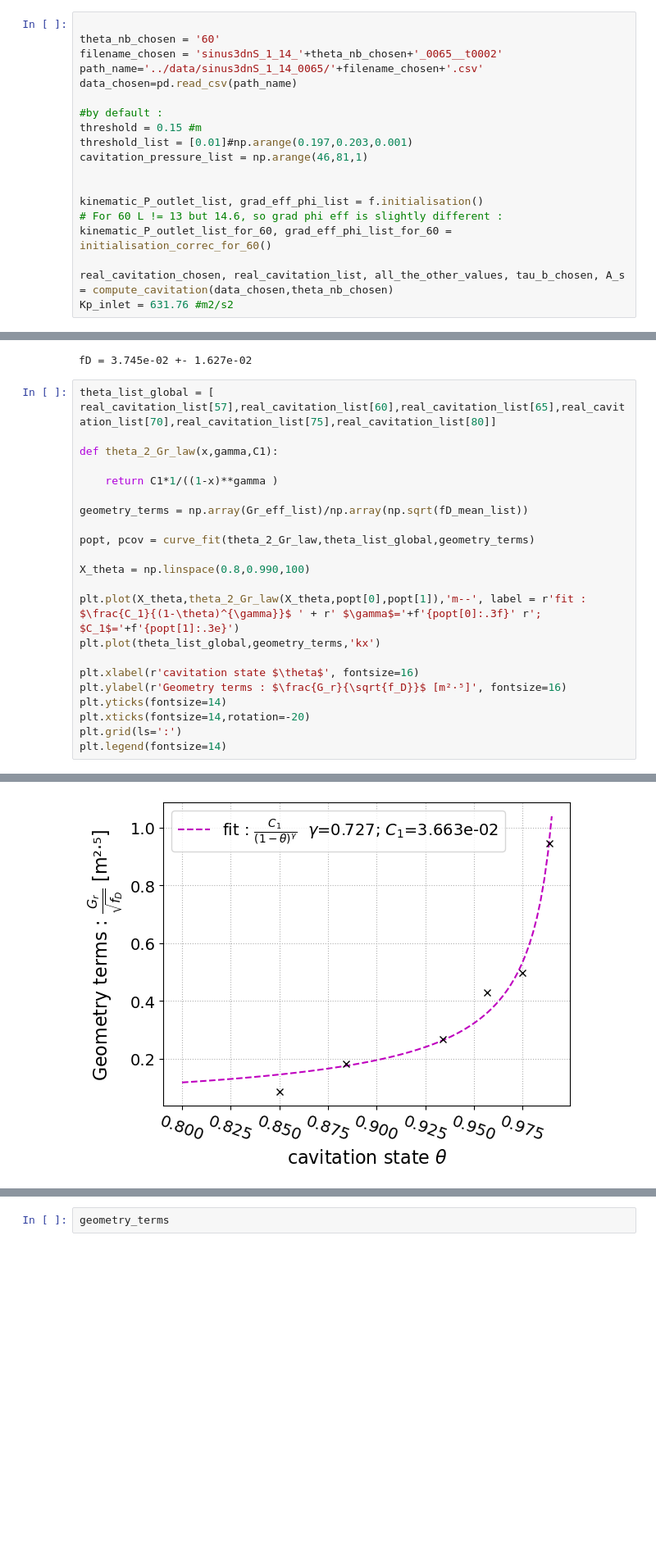
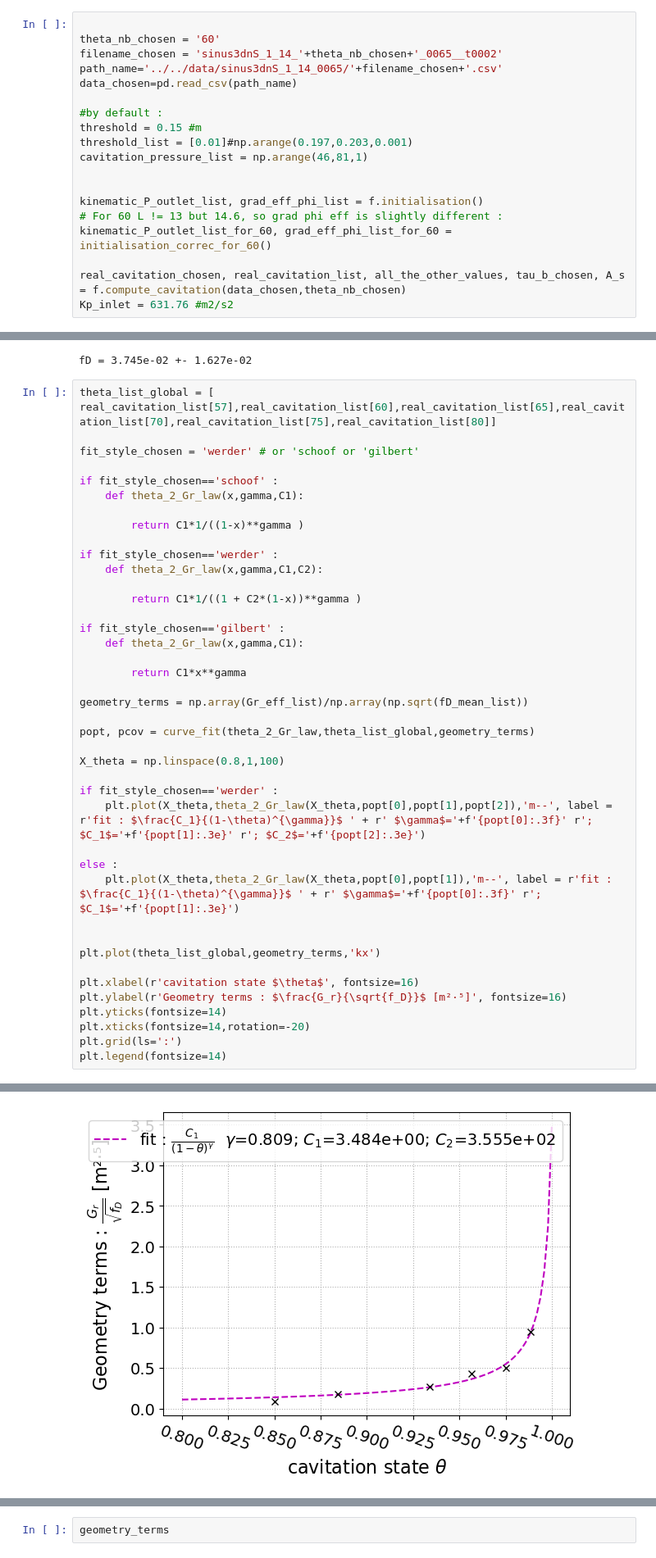
Before and after one commit to Felix-Gdd/cavity_waterflow, a Jupyter notebook: notebook_post_process_theta.ipynb, the cells around one changed output, grey strips where cells are left out. Shown at 82% size. Drawn from its saved outputs; the diff is of its cells as text; blank space fills up the shorter version.

```diff
--- a/notebook_post_process_theta.ipynb
+++ b/notebook_post_process_theta.ipynb
@@ -165,7 +80,7 @@ def initialisation_correc_for_60():
 
 theta_nb_chosen = '60'
 filename_chosen = 'sinus3dnS_1_14_'+theta_nb_chosen+'_0065__t0002'
-path_name='../data/sinus3dnS_1_14_0065/'+filename_chosen+'.csv'
+path_name='../../data/sinus3dnS_1_14_0065/'+filename_chosen+'.csv'
 data_chosen=pd.read_csv(path_name)
 
 #by default :
@@ -178,7 +93,7 @@ kinematic_P_outlet_list, grad_eff_phi_list = f.initialisation()
 # For 60 L != 13 but 14.6, so grad phi eff is slightly different :
 kinematic_P_outlet_list_for_60, grad_eff_phi_list_for_60 = initialisation_correc_for_60()
 
-real_cavitation_chosen, real_cavitation_list, all_the_other_values, tau_b_chosen, A_s = compute_cavitation(data_chosen,theta_nb_chosen)
+real_cavitation_chosen, real_cavitation_list, all_the_other_values, tau_b_chosen, A_s = f.compute_cavitation(data_chosen,theta_nb_chosen)
 Kp_inlet = 631.76 #m2/s2
 # %% [output]
 P_inlet/rho_w = 631.76 m2/s2
@@ -468,25 +383,44 @@ fD = 3.745e-02 +- 1.627e-02
 # %%
 theta_list_global = [ real_cavitation_list[57],real_cavitation_list[60],real_cavitation_list[65],real_cavitation_list[70],real_cavitation_list[75],real_cavitation_list[80]]
 
-def theta_2_Gr_law(x,gamma,C1):
+fit_style_chosen = 'werder' # or 'schoof or 'gilbert'
 
-    return C1*1/((1-x)**gamma )
+if fit_style_chosen=='schoof' :
+    def theta_2_Gr_law(x,gamma,C1):
+
+        return C1*1/((1-x)**gamma )
+
+if fit_style_chosen=='werder' :
+    def theta_2_Gr_law(x,gamma,C1,C2):
+
+        return C1*1/((1 + C2*(1-x))**gamma )
+
+if fit_style_chosen=='gilbert' :
+    def theta_2_Gr_law(x,gamma,C1):
+
+        return C1*x**gamma
 
 geometry_terms = np.array(Gr_eff_list)/np.array(np.sqrt(fD_mean_list))
 
 popt, pcov = curve_fit(theta_2_Gr_law,theta_list_global,geometry_terms)
 
-X_theta = np.linspace(0.8,0.990,100)
+X_theta = np.linspace(0.8,1,100)
 
-plt.plot(X_theta,theta_2_Gr_law(X_theta,popt[0],popt[1]),'m--', label = r'fit : $\frac{C_1}{(1-\theta)^{\gamma}}$ ' + r' $\gamma$='+f'{popt[0]:.3f}' r'; $C_1$='+f'{popt[1]:.3e}')
+if fit_style_chosen=='werder' :
+    plt.plot(X_theta,theta_2_Gr_law(X_theta,popt[0],popt[1],popt[2]),'m--', label = r'fit : $\frac{C_1}{(1-\theta)^{\gamma}}$ ' + r' $\gamma$='+f'{popt[0]:.3f}' r'; $C_1$='+f'{popt[1]:.3e}' r'; $C_2$='+f'{popt[2]:.3e}')
+
+else :
+    plt.plot(X_theta,theta_2_Gr_law(X_theta,popt[0],popt[1]),'m--', label = r'fit : $\frac{C_1}{(1-\theta)^{\gamma}}$ ' + r' $\gamma$='+f'{popt[0]:.3f}' r'; $C_1$='+f'{popt[1]:.3e}')
+
+
 plt.plot(theta_list_global,geometry_terms,'kx')
 
 plt.xlabel(r'cavitation state $\theta$', fontsize=16)
 plt.ylabel(r'Geometry terms : $\frac{G_r}{\sqrt{f_D}}$ [m²·⁵]', fontsize=16)
 plt.yticks(fontsize=14)
 plt.xticks(fontsize=14,rotation=-20)
 plt.grid(ls=':')
 plt.legend(fontsize=14)
 # %% [output]
 <matplotlib.legend.Legend at 0x...>
-[figure, old version]
+[figure, new version]
```
Also changed, not shown: parts of 11 cells of this notebook, 1 other file.
